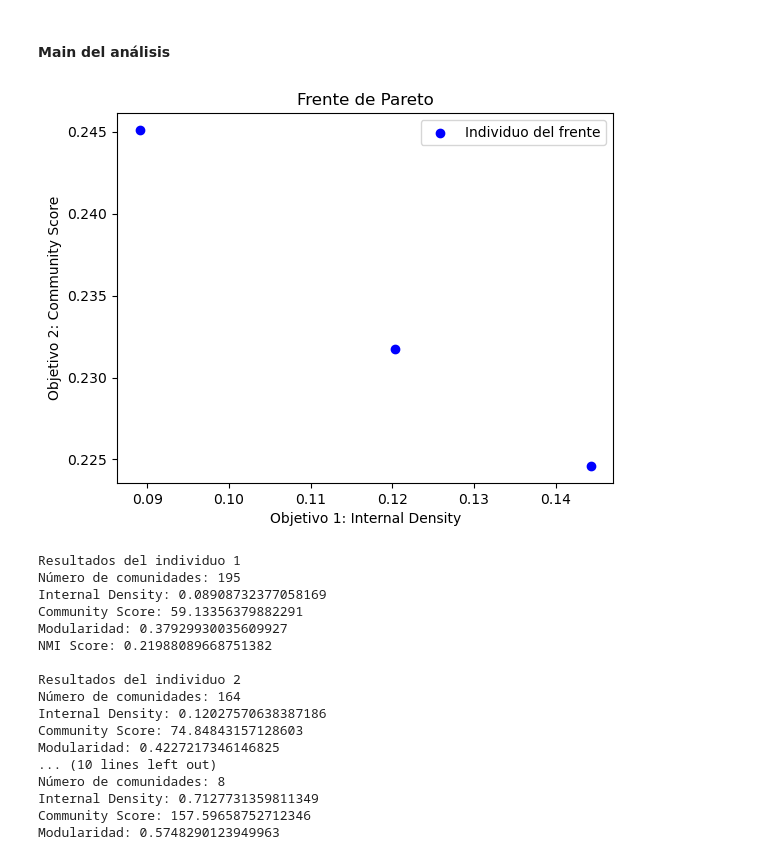
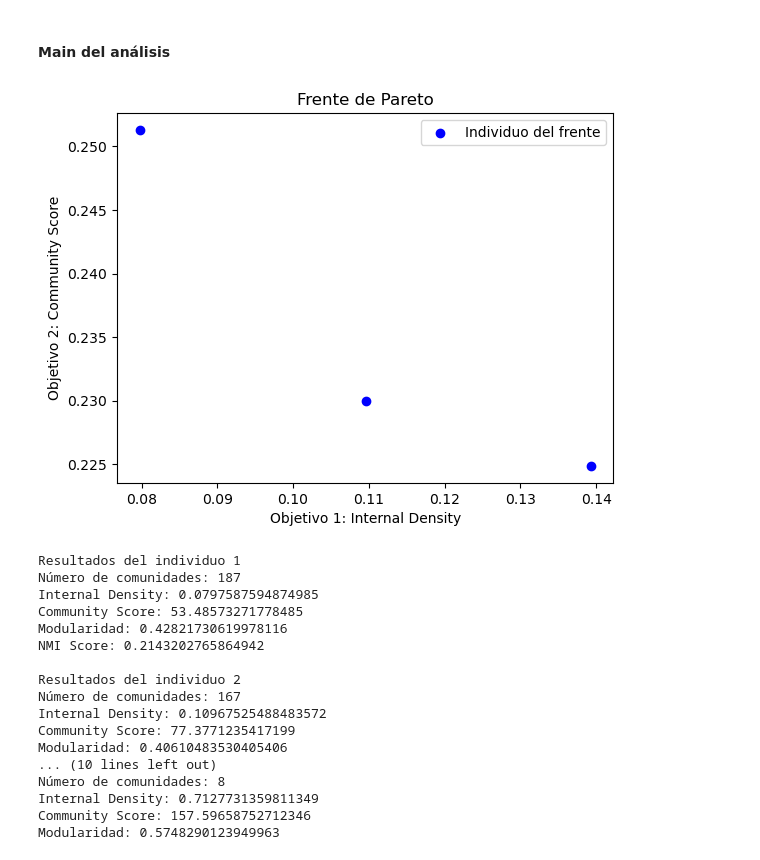
Before and after one commit to adrianGayo/Amazon_redes_geneticos, a Jupyter notebook: amazon.ipynb, the cells around one changed output. Cells and saved outputs as stored; diff of their text form; code cells hidden in the pictures.

```diff
--- a/amazon.ipynb
+++ b/amazon.ipynb
@@ -699,7 +699,7 @@ def evaluacion_individuos(indiviudos):
 #### Parámetros del algoritmo
 # %%
 population_size = 100
-generaciones = 50
+generaciones = 500
 pmut=0.1
 pcross=0.7
 punto_referencia = [1.0, 1.0]  # Punto de referencia para el frente de pareto.
@@ -897,49 +897,49 @@ representa_frente_pareto(frente_analizar)
 
 # Configura el logger
 log_folder = "logs"
-log_file_path = os.path.join(log_folder, "archivo_log.txt")
-logging.basicConfig(filename=log_file_path, level=logging.NOTSET)
+log_file_path = os.path.join(log_folder, "InternalDensity_CommunityScore_mut01_cross07_t3_nsga2.txt")
+logging.basicConfig(filename=log_file_path, level=logging.INFO)
 
 # Bucle para analizar cada solución por separado.
 for i,sol in enumerate(frente_analizar,1):
     print(f"\nResultados del individuo {i}")
     logging.info(f"\nResultados del individuo {i}")
     grafo = decodificar_grafo(sol)
     comunidades = list(nx.connected_components(grafo))
     analiza_metricas_individuo(G_normalizado, comunidades)
 
     # Calcular NMI
     # Convertir la lista de conjuntos y mapear los valores
     coms_reverse = {}
     for comunidad_id, conjunto_nodos in enumerate(comunidades):
         coms_reverse[comunidad_id] = {mapeo_nodos_inverso[nodo] for nodo in conjunto_nodos}
 
     # Invertir llaves y valores en el diccionario coms_reverse
     coms_reverse_inverted = {nodo: comunidad_id for comunidad_id, conjunto_nodos in coms_reverse.items() for nodo in conjunto_nodos}
 
     predicted_labels = list(coms_reverse_inverted.values())
     nmi_score = normalized_mutual_info_score(ground_truth_labels, predicted_labels)
     print(f"NMI Score: {nmi_score}")
     logging.info(f"NMI Score: {nmi_score}")
 
 # Ground truth
 print("\nResultados del Ground truth")
 logging.info("\nResultados del Ground truth")
 analiza_metricas_individuo(G, partition_real)
 # %% [output]
-[figure, old version]
+[figure, new version]
 Resultados del individuo 1
-Número de comunidades: 195
-Internal Density: 0.08908732377058169
-Community Score: 59.13356379882291
-Modularidad: 0.37929930035609927
-NMI Score: 0.21988089668751382
+Número de comunidades: 187
+Internal Density: 0.0797587594874985
+Community Score: 53.48573271778485
+Modularidad: 0.42821730619978116
+NMI Score: 0.2143202765864942
 
 Resultados del individuo 2
-Número de comunidades: 164
-Internal Density: 0.12027570638387186
-Community Score: 74.84843157128603
-Modularidad: 0.4227217346146825
+Número de comunidades: 167
+Internal Density: 0.10967525488483572
+Community Score: 77.3771235417199
+Modularidad: 0.40610483530405406
 ... (10 lines left out)
 Número de comunidades: 8
 Internal Density: 0.7127731359811349
```
Also changed, not shown: parts of 8 cells of this notebook, 2 other files.
